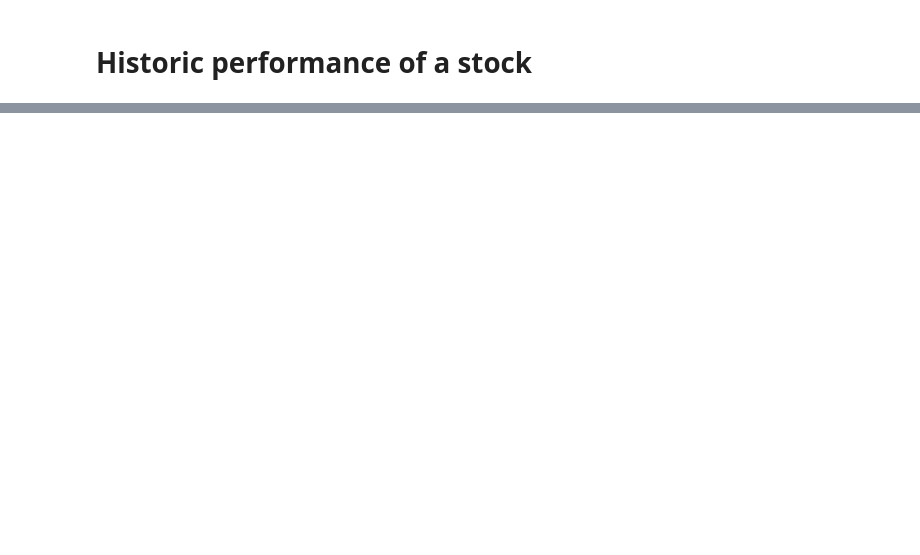
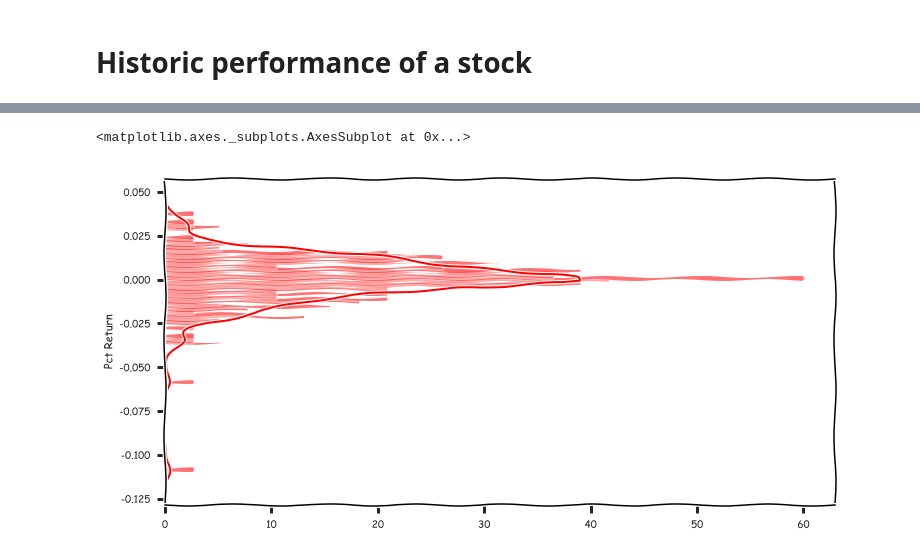
Before and after one commit to gcmallya85/AnalyzeStockPrices, a Jupyter notebook: AnalyzeStockPrices.ipynb, the cells around one changed output, grey strips where cells are left out. Cells and saved outputs as stored; diff of their text form; code cells hidden in the pictures; blank space fills up the shorter version.

```diff
--- a/AnalyzeStockPrices.ipynb
+++ b/AnalyzeStockPrices.ipynb
@@ -115,0 +139,6 @@ plt.show()
+# %%
+fig, ax = plt.subplots(figsize=(12,6))
+sns.distplot(HASI['Pct Return'].dropna(),bins=100,color='red',vertical=True)
+# %% [output]
+<matplotlib.axes._subplots.AxesSubplot at 0x...>
+[figure, added]
```
Also changed, not shown: parts of 17 cells of this notebook.
